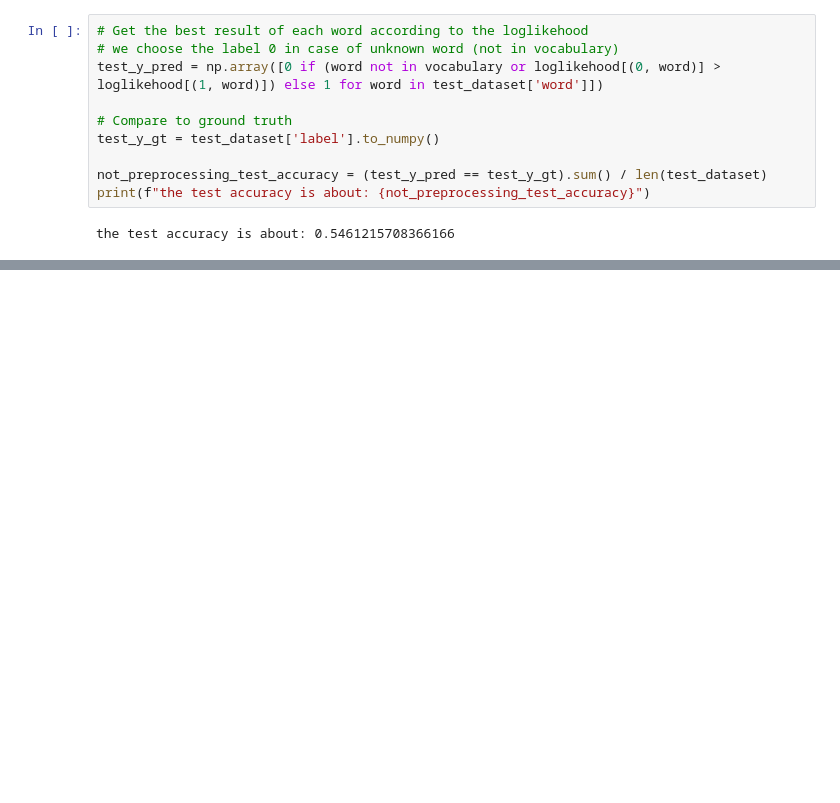
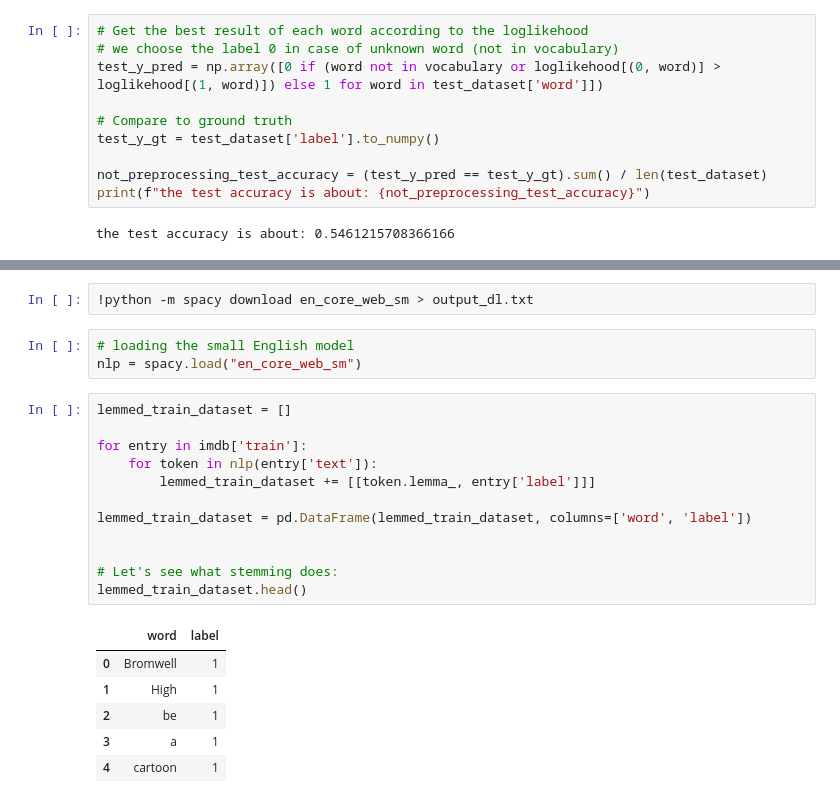
Before and after one commit to cloud441/NLPSentimentDetection, a Jupyter notebook: NaiveBayes/naive_bayes.ipynb, the cells around one changed output, grey strips where cells are left out. Saved outputs shown, nothing was run; the diff lists cells and outputs as text; blank space fills up the shorter version.

```diff
--- a/NaiveBayes/naive_bayes.ipynb
+++ b/NaiveBayes/naive_bayes.ipynb
@@ -193,0 +228,24 @@ the test accuracy is about: 0.5461215708366166
+# %%
+!python -m spacy download en_core_web_sm > output_dl.txt
+# %%
+# loading the small English model
+nlp = spacy.load("en_core_web_sm")
+# %%
+lemmed_train_dataset = []
+
+for entry in imdb['train']:
+    for token in nlp(entry['text']):
+        lemmed_train_dataset += [[token.lemma_, entry['label']]]
+
+lemmed_train_dataset = pd.DataFrame(lemmed_train_dataset, columns=['word', 'label'])
+
+
+# Let's see what stemming does:
+lemmed_train_dataset.head()
+# %% [output]
+|  | word | label |
+| 0 | Bromwell | 1 |
+| 1 | High | 1 |
+| 2 | be | 1 |
+| 3 | a | 1 |
+| 4 | cartoon | 1 |
```
Also changed, not shown: parts of 25 cells of this notebook.
